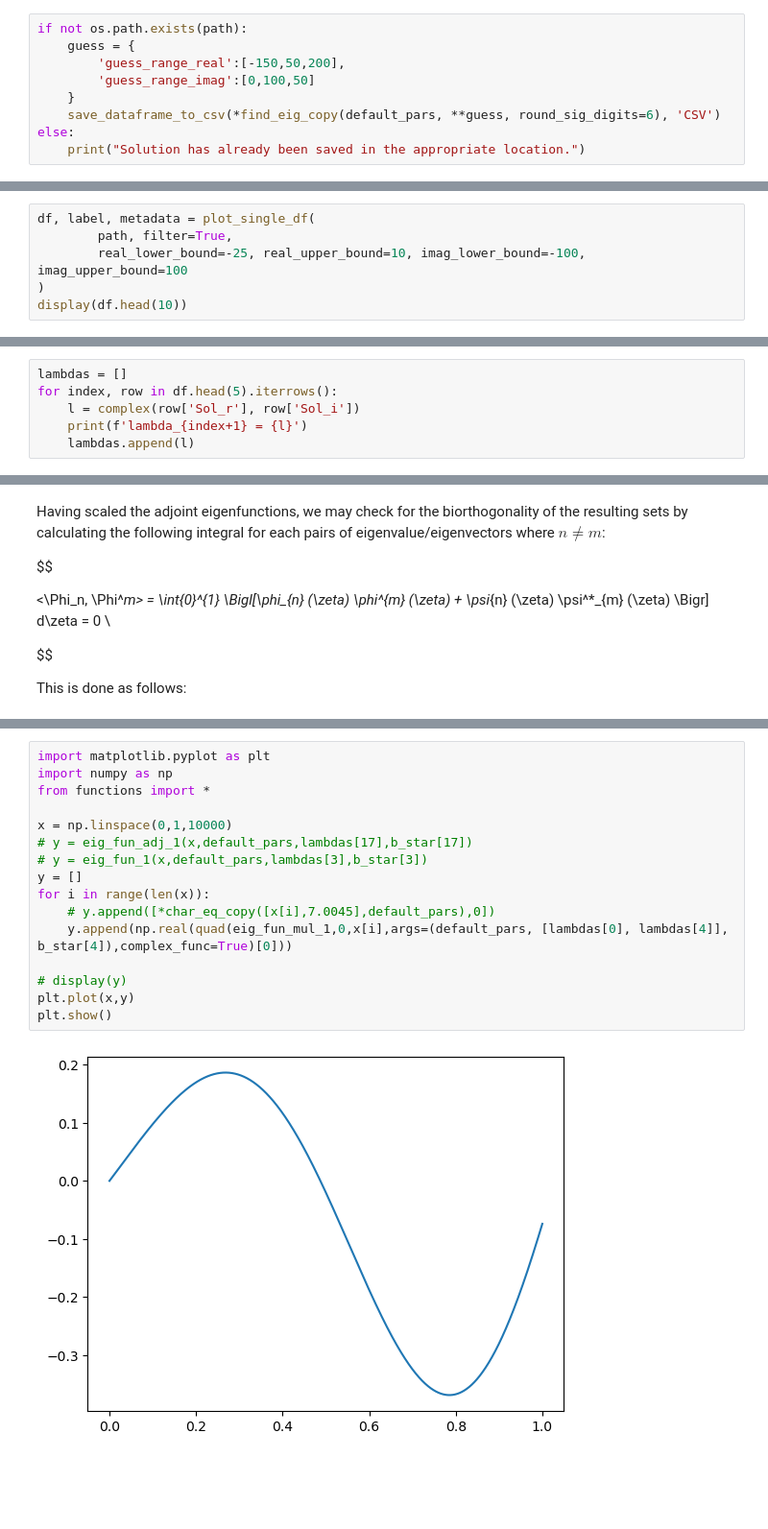
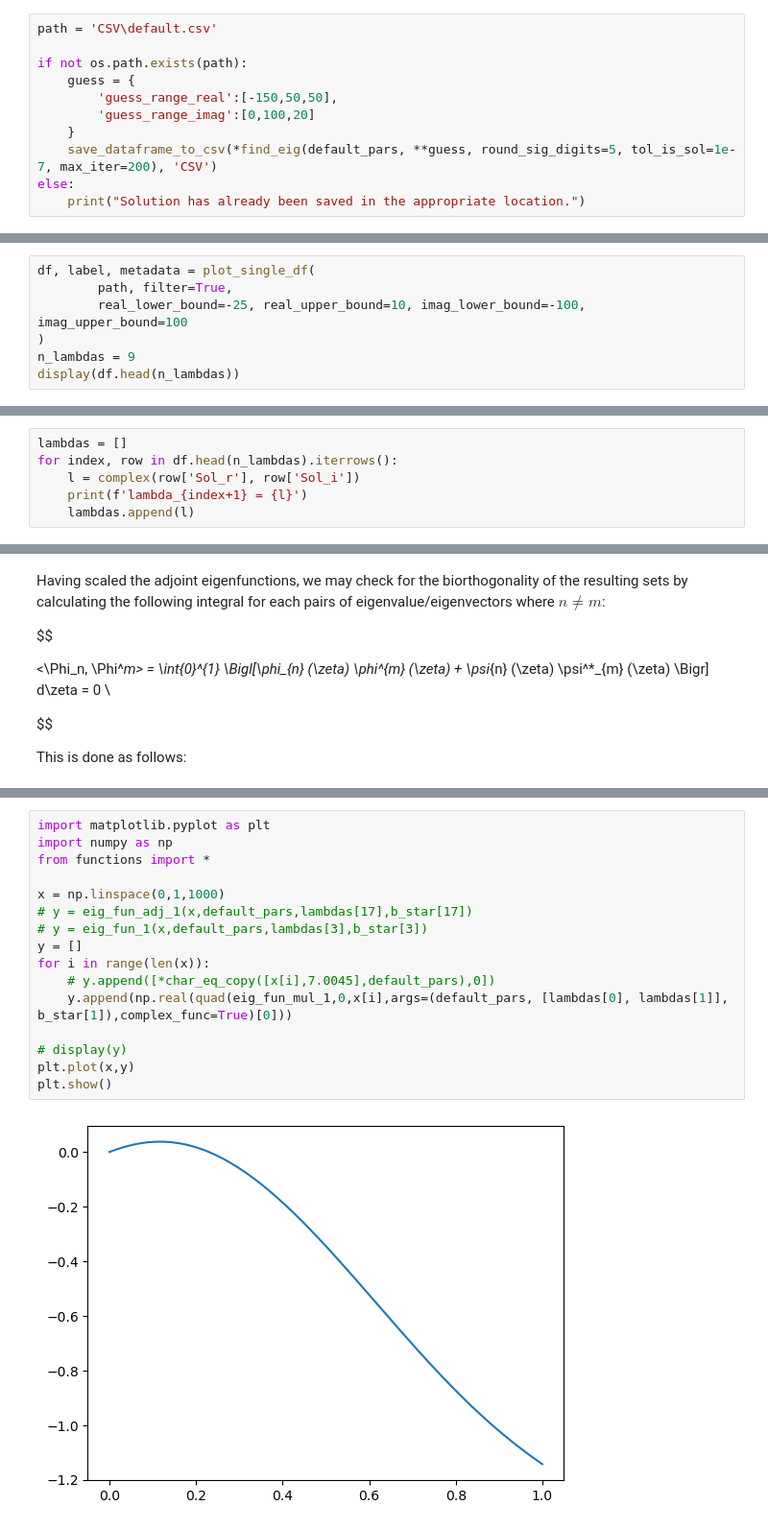
Before and after one commit to behradmoadeli/pfr_isothermal_recycle_delay_optimal, a Jupyter notebook: reports/BehradPaper.ipynb, the cells around one changed output, grey strips where cells are left out. Shown at 96% size. Drawn from its saved outputs; the diff is of its cells as text; blank space fills up the shorter version.

```diff
--- a/reports/BehradPaper.ipynb
+++ b/reports/BehradPaper.ipynb
@@ -274,12 +271,14 @@ display(default_pars)
 # %% [markdown]
 Searching `guess` range to obtain eigenvalues distribution:
 # %%
+path = 'CSV\default.csv'
+
 if not os.path.exists(path):
     guess = {
-        'guess_range_real':[-150,50,200],
-        'guess_range_imag':[0,100,50]
+        'guess_range_real':[-150,50,50],
+        'guess_range_imag':[0,100,20]
     }
-    save_dataframe_to_csv(*find_eig_copy(default_pars, **guess, round_sig_digits=6), 'CSV')
+    save_dataframe_to_csv(*find_eig(default_pars, **guess, round_sig_digits=5, tol_is_sol=1e-7, max_iter=200), 'CSV')
 else:
     print("Solution has already been saved in the appropriate location.")
 # %% [output]
@@ -291,6 +290,7 @@ df, label, metadata = plot_single_df(
         path, filter=True,
         real_lower_bound=-25, real_upper_bound=10, imag_lower_bound=-100, imag_upper_bound=100
 )
-display(df.head(10))
+n_lambdas = 9
+display(df.head(n_lambdas))
 # %% [output]
 [figure]
@@ -312,7 +311,7 @@ display(df.head(10))
 Having obtained the eigenvalues of the open-loop system, we may go ahead and find the eigenfunction corresponding to each eigenvalue. To do so, we plug in the eigenvalue into the eigenvalue problem and form a system of ODE's. Solving the resulting system will give the eigenvalue's corresponding eigenfunction. We start by 3 eigenvalues with largest real parts. These values are stored in `lambdas` as follows:
 # %%
 lambdas = []
-for index, row in df.head(5).iterrows():
+for index, row in df.head(n_lambdas).iterrows():
     l = complex(row['Sol_r'], row['Sol_i'])
     print(f'lambda_{index+1} = {l}')
     lambdas.append(l)
@@ -510,18 +523,18 @@ for n in range(len(lambdas)):
 # %%
 import matplotlib.pyplot as plt
 import numpy as np
 from functions import *
 
-x = np.linspace(0,1,10000)
+x = np.linspace(0,1,1000)
 # y = eig_fun_adj_1(x,default_pars,lambdas[17],b_star[17])
 # y = eig_fun_1(x,default_pars,lambdas[3],b_star[3])
 y = []
 for i in range(len(x)):
     # y.append([*char_eq_copy([x[i],7.0045],default_pars),0])
-    y.append(np.real(quad(eig_fun_mul_1,0,x[i],args=(default_pars, [lambdas[0], lambdas[4]], b_star[4]),complex_func=True)[0]))
+    y.append(np.real(quad(eig_fun_mul_1,0,x[i],args=(default_pars, [lambdas[0], lambdas[1]], b_star[1]),complex_func=True)[0]))
 
 # display(y)
 plt.plot(x,y)
 plt.show()
 # %% [output]
-[figure, old version]
+[figure, new version]
```
Also changed, not shown: parts of 12 cells of this notebook, 12 other files.
